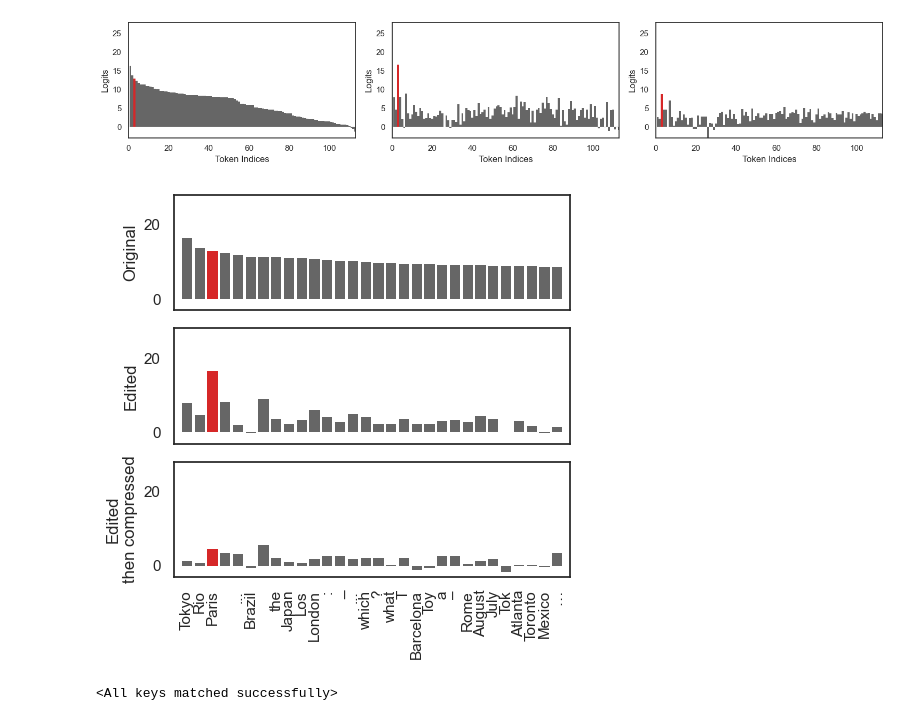
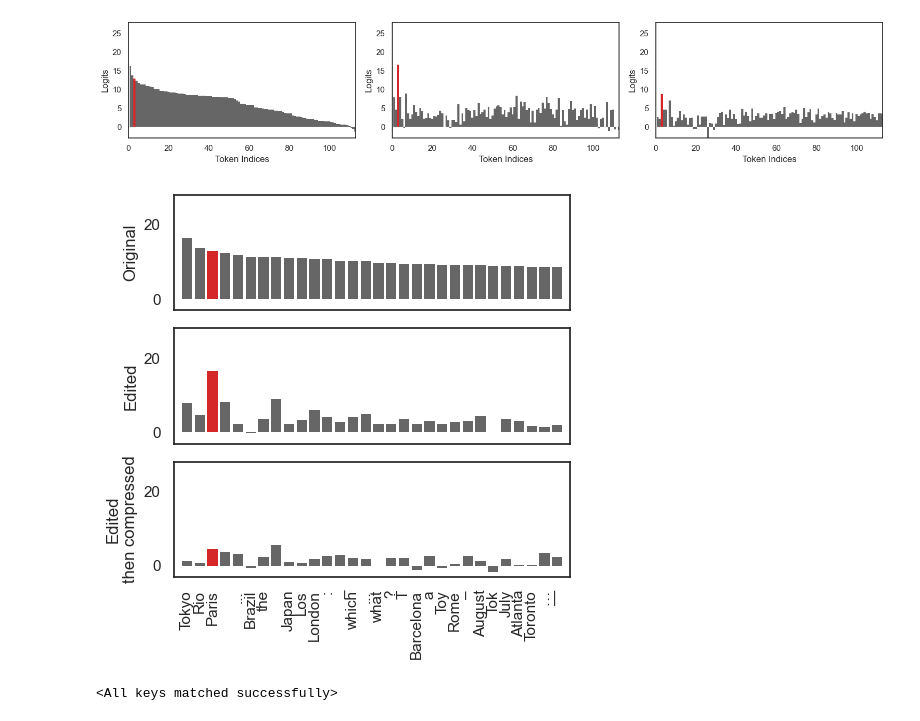
Before and after one commit to hartvigsen-group/composable-interventions, a Jupyter notebook: notebooks/token_graphs.ipynb, the cells around one changed output. Saved outputs shown, nothing was run; the diff lists cells and outputs as text; code cells hidden in the pictures.

```diff
--- a/notebooks/token_graphs.ipynb
+++ b/notebooks/token_graphs.ipynb
@@ -36,6 +36,7 @@ tokenizer = AutoTokenizer.from_pretrained(model_name)
 
 # Ckpt paths
 memit = '/scratch/sux7mp/saved_models/checkpoint_20240131_102842.pth'
+compress = '/scratch/sux7mp/saved_models/checkpoint_20240201_072739.pth'
 memit_wanda35 = '/scratch/sux7mp/saved_models/checkpoint_20240131_103317.pth'
 memit_wanda55 = '/scratch/sux7mp/saved_models/checkpoint_20240131_104241.pth'
 memit_wanda65 = '/scratch/sux7mp/saved_models/checkpoint_20240131_110732.pth'
@@ -84,16 +85,17 @@ def prepare_logits_for_plot(model, checkpoint_path, prompt, tokenizer, BOS=False
 
 # if model:
 #     del(model)
-# model = AutoModelForCausalLM.from_pretrained(
-#         model_name,
-#         torch_dtype=torch.bfloat16,
-#         low_cpu_mem_usage=True,
-#         device_map="auto"
-#     ).to('cuda')
+model = AutoModelForCausalLM.from_pretrained(
+        model_name,
+        torch_dtype=torch.bfloat16,
+        low_cpu_mem_usage=True,
+        device_map="auto"
+    ).to('cuda')
 
 # Rest of your code where you call prepare_logits_for_plot remains the same
-# logits_base = prepare_logits_for_plot(model, None, prompt, tokenizer)
-# logits_memit = prepare_logits_for_plot(model, memit, prompt, tokenizer, BOS=True)
+logits_base = prepare_logits_for_plot(model, None, prompt, tokenizer)
+logits_memit = prepare_logits_for_plot(model, memit, prompt, tokenizer, BOS=True)
+logits_compress = prepare_logits_for_plot(model, compress, prompt, tokenizer, BOS=False)
 # logits_memit_wanda35 = prepare_logits_for_plot(model, memit_wanda35, prompt, tokenizer, BOS=True)
 logits_memit_wanda55 = prepare_logits_for_plot(model, memit_wanda65, prompt, tokenizer, BOS=True)
 # %% [output]
@@ -104,20 +118,23 @@ tensor([13], device='cuda:0')
 import numpy as np
 import matplotlib.pyplot as plt
 
-# Assuming logits_base, logits_memit, logits_memit_wanda35 are numpy arrays of logits
+# Assuming logits_base, logits_memit, logits_memit_wanda35, and logits_compress are numpy arrays of logits
+logits_memit_wanda = logits_memit_wanda55
 
 # Get top 100 token indices for each model
 top_100_indices_base = np.argsort(-logits_base[0])[:50]
 top_100_indices_memit = np.argsort(-logits_memit[0])[:50]
-top_100_indices_memit_wanda35 = np.argsort(-logits_memit_wanda55[0])[:50]
+top_100_indices_memit_wanda = np.argsort(-logits_memit_wanda[0])[:50]
+top_100_indices_compress = np.argsort(-logits_compress[0])[:50]  # Adjust for logits_compress
 
 # Create the superset of tokens
-superset_tokens = np.unique(np.concatenate([top_100_indices_base, top_100_indices_memit, top_100_indices_memit_wanda35]))
+superset_tokens = np.unique(np.concatenate([top_100_indices_base, top_100_indices_memit, top_100_indices_memit_wanda, top_100_indices_compress]))
 
 # Get the logits for the superset tokens for each model
 superset_logits_base = logits_base[0, superset_tokens]
 superset_logits_memit = logits_memit[0, superset_tokens]
-superset_logits_memit_wanda35 = logits_memit_wanda55[0, superset_tokens]
+superset_logits_memit_wanda = logits_memit_wanda[0, superset_tokens]
+superset_logits_compress = logits_compress[0, superset_tokens]  # Adjust for logits_compress
 
 # Order the superset based on the logits from the 'base' model
 ordered_indices = np.argsort(-superset_logits_base)  # Descending order
@@ -126,7 +143,8 @@ ordered_superset = superset_tokens[ordered_indices]
 # Prepare data for plotting
 data_base = superset_logits_base[ordered_indices]
 data_memit = superset_logits_memit[ordered_indices]
-data_memit_wanda35 = superset_logits_memit_wanda35[ordered_indices]
+data_memit_wanda = superset_logits_memit_wanda[ordered_indices]
+data_compress = superset_logits_compress[ordered_indices]  # Adjust for logits_compress
 
 print(data_base.shape)
 # %% [output]
@@ -148,7 +166,7 @@ fig, axes = plt.subplots(1, 3, figsize=(15, 3), dpi=100)  # Increased resolution
 normal_color = "#666666" # "#1f77b4"  # A pleasant blue
 highlight_color = "#d62728"  # A contrasting red
 
-for i, data in enumerate([data_base, data_memit, data_memit_wanda35]):
+for i, data in enumerate([data_base, data_memit, data_memit_wanda]):
     for j, value in enumerate(data):
         color = highlight_color if j == highlight_index else normal_color
         axes[i].bar(j+1, value, color=color, width=1, edgecolor='none')  # Adjusted bar width and edge color
@@ -194,36 +212,36 @@ highlight_color = "#d62728"
 top_30_indices = np.argsort(-data_base)[:30]  # Top 30 indices based on data_base logits
 data_base_top_30 = data_base[top_30_indices]
 data_memit_top_30 = data_memit[top_30_indices]
-data_memit_wanda35_top_30 = data_memit_wanda35[top_30_indices]
+data_memit_wanda_top_30 = data_memit_wanda[top_30_indices]
 ordered_superset_top_30 = ordered_superset[top_30_indices]
 
 # Decoding the top 30 tokens for x-axis labels
 decoded_tokens = [tokenizer.decode(idx, skip_special_tokens=True) for idx in ordered_superset_top_30]
 
-for i, data in enumerate([data_base_top_30, data_memit_top_30, data_memit_wanda35_top_30]):
+for i, data in enumerate([data_base_top_30, data_memit_top_30, data_memit_wanda_top_30]):
     axes[i].bar(range(1, 31), data, color=normal_color, width=0.8, edgecolor='none')
     if highlight_index < 30:  # Check if highlight index is within the top 30
         axes[i].bar(highlight_index + 1, data[highlight_index], color=highlight_color, width=0.8, edgecolor='none')
 
     axes[i].set_xticks(range(1, 31))
     if i==2:
         axes[i].set_xticklabels(decoded_tokens, rotation=90)  # Rotate labels for readability
     else:
         axes[i].set_xticklabels([], rotation=90)
 
     # axes[i].set_ylabel('Logits')
     axes[i].set_xlim(0, 31)
     axes[i].set_ylim(-3, 28)
 
 axes[0].set_ylabel('Original')
 axes[1].set_ylabel('Edited')
 axes[2].set_ylabel('Edited\nthen compressed')
 
 plt.tight_layout()
 plt.savefig('figures/logits.pdf', format='pdf', dpi=300)  # Save as PDF
 plt.show()
 # %% [output]
-[figure, old version]
+[figure, new version]
 # %%
 # model = AutoModelForCausalLM.from_pretrained(
 #         model_name,
```
Also changed, not shown: parts of 2 cells of this notebook, 1 other file.
